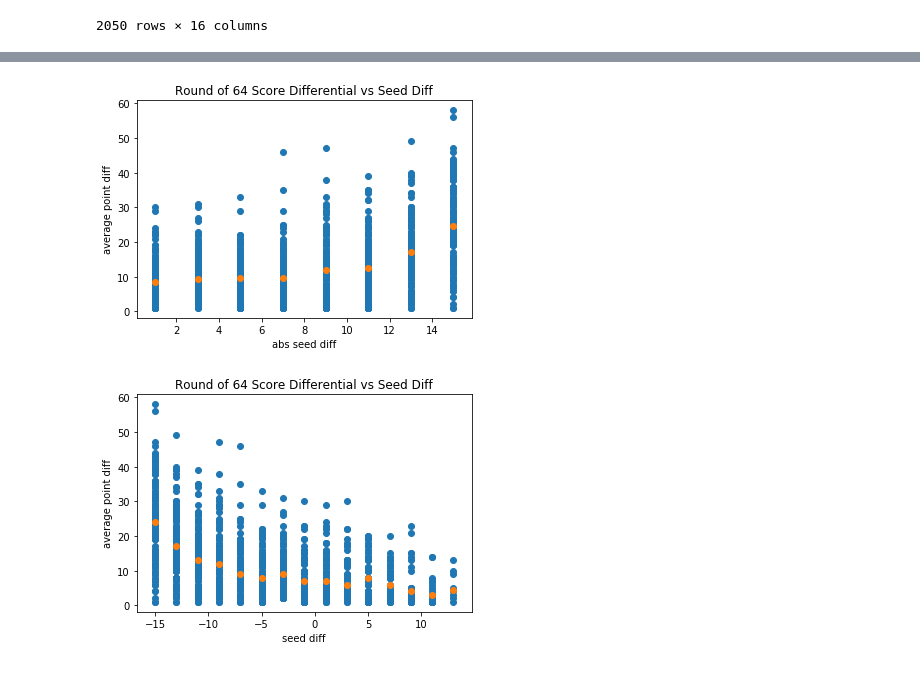
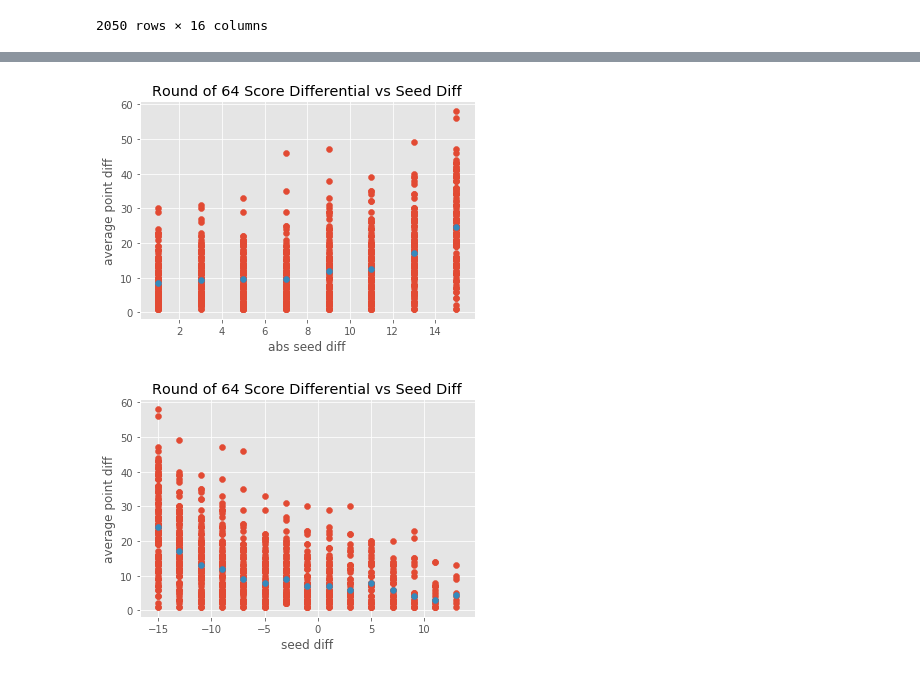
Before and after one commit to mmclaughlin87/march-madness-historical-perfomance, a Jupyter notebook: matchup_summary/point differential vs seed differential.ipynb, the cells around one changed output, grey strips where cells are left out. Saved outputs shown, nothing was run; the diff lists cells and outputs as text; code cells hidden in the pictures.

```diff
--- a/matchup_summary/point differential vs seed differential.ipynb
+++ b/matchup_summary/point differential vs seed differential.ipynb
@@ -40,6 +40,7 @@ def create_all_games_scatter(winner_df, title, absolute):
         seed_diff_measure = 'abs_seed_diff'
     elif absolute == 'n':
         seed_diff_measure = 'seed_diff'
+    plt.style.use('ggplot')
     plt.scatter(winner_df[seed_diff_measure], winner_df['score_diff'])
     plt.xlabel(seed_diff_measure.replace('_', ' '))
     plt.ylabel('point diff')
@@ -99,6 +100,7 @@ def create_score_diff_average_scatter(winner_df, title, absolute, median_mean_mo
     seed_diff_groupby = winner_df[[seed_diff_measure, 'score_diff']].groupby(seed_diff_measure)
     mean_seed_score_df = seed_diff_groupby.agg(median_mean_mode)
     mean_seed_score_df.reset_index(inplace=True)
+    plt.style.use('ggplot')
     plt.scatter(mean_seed_score_df[seed_diff_measure], mean_seed_score_df['score_diff'])
     plt.xlabel(seed_diff_measure.replace('_', ' '))
     plt.ylabel('average point diff')
@@ -201,18 +230,24 @@ plt.show()
 round_64_winner_df = winner_df[winner_df['round'] == 'Round of 64']
 round_64_scatter_title = 'Round of 64 Score Differential vs Seed Diff'
 create_all_games_scatter(round_64_winner_df, round_64_scatter_title, 'y')
-create_score_diff_average_scatter(round_64_winner_df, round_64_scatter_title, 'y', 'mean')
+create_score_diff_average_scatter(round_64_winner_df,
+                                  round_64_scatter_title,
+                                  'y',
+                                  'mean')
 
 plt.show()
 # %% [output]
-[figure, old version]
+[figure, new version]
 # %%
 ## basic round 64 scatter
 round_64_winner_df = winner_df[winner_df['round'] == 'Round of 64']
 round_64_scatter_title = 'Round of 64 Score Differential vs Seed Diff'
 create_all_games_scatter(round_64_winner_df, round_64_scatter_title, 'n')
-create_score_diff_average_scatter(round_64_winner_df, round_64_scatter_title, 'n', 'median')
+create_score_diff_average_scatter(round_64_winner_df,
+                                  round_64_scatter_title,
+                                  'n',
+                                  'median')
 
 plt.show()
 # %% [output]
-[figure, old version]
+[figure, new version]
```
Also changed, not shown: parts of 18 cells of this notebook, 1 other file.
